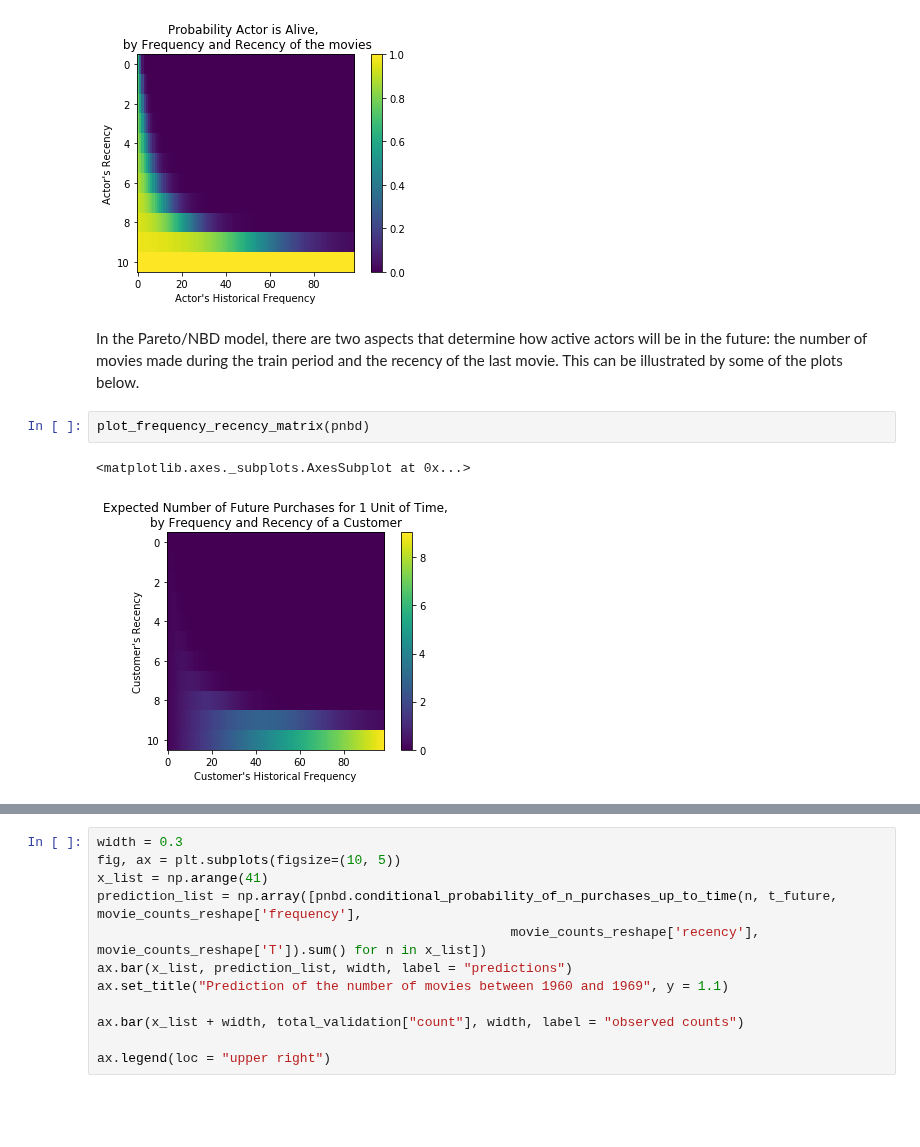
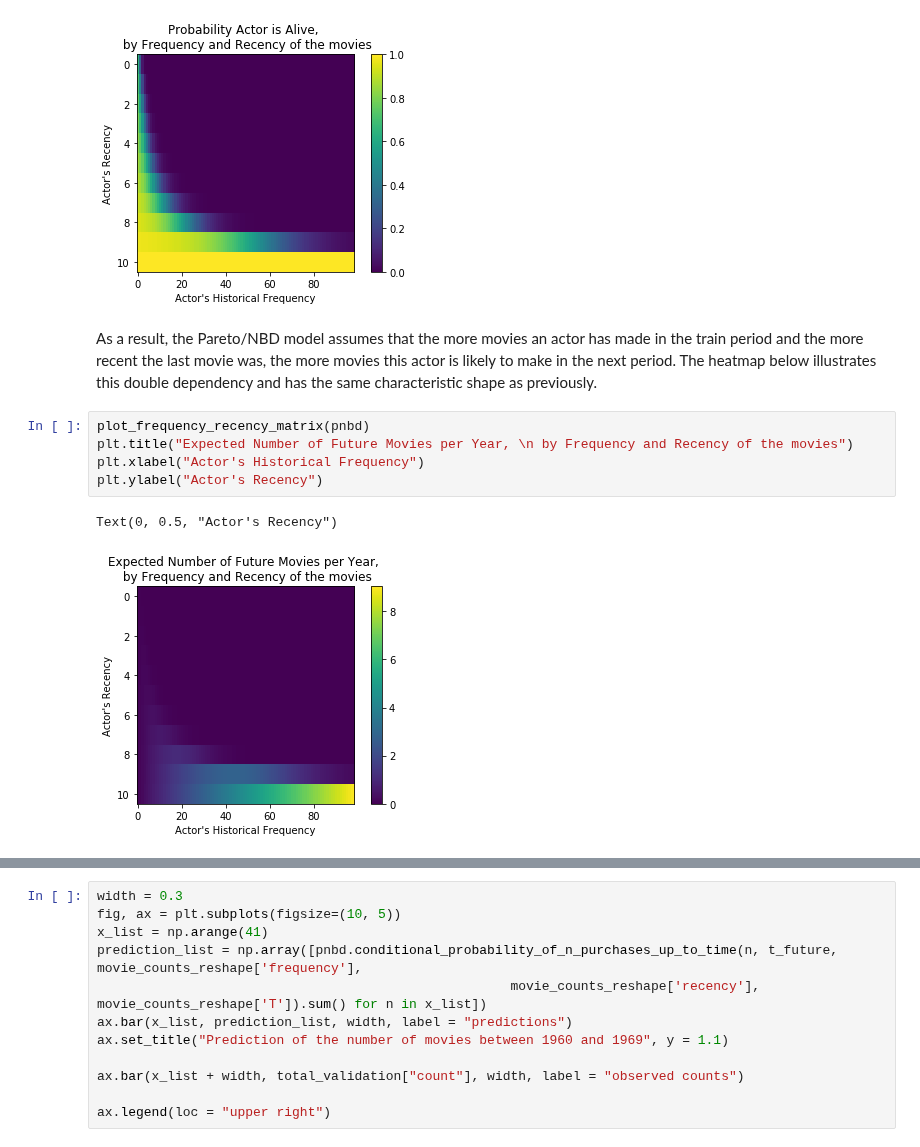
Before and after one commit to MaximeKan/Statistical-Modeling, a Jupyter notebook: Actors_movie_counts.ipynb, the cells around one changed output, grey strips where cells are left out. Cells and saved outputs as stored; diff of their text form; blank space fills up the shorter version.

```diff
--- a/Actors_movie_counts.ipynb
+++ b/Actors_movie_counts.ipynb
@@ -586,13 +588,16 @@ plt.ylabel("Actor's Recency")
 # %% [output]
 Text(0, 0.5, "Actor's Recency")
 [figure]
-# %% [markdown]
-In the Pareto/NBD model, there are two aspects that determine how active actors will be in the future: the number of movies made during the train period and the recency of the last movie. This can be illustrated by some of the plots below.
-# %%
-plot_frequency_recency_matrix(pnbd)
-# %% [output]
-<matplotlib.axes._subplots.AxesSubplot at 0x...>
-[figure, removed]
+# %% [markdown]
+As a result, the Pareto/NBD model assumes that the more movies an actor has made in the train period and the more recent the last movie was, the more movies this actor is likely to make in the next period. The heatmap below illustrates this double dependency and has the same characteristic shape as previously.
+# %%
+plot_frequency_recency_matrix(pnbd)
+plt.title("Expected Number of Future Movies per Year, \n by Frequency and Recency of the movies")
+plt.xlabel("Actor's Historical Frequency")
+plt.ylabel("Actor's Recency")
+# %% [output]
+Text(0, 0.5, "Actor's Recency")
+[figure, added]
 # %%
 t_future = 10
 movie_counts_reshape['predicted_purchases'] = pnbd.conditional_expected_number_of_purchases_up_to_time(t_future, movie_counts_reshape['frequency'], movie_counts_reshape['recency'], movie_counts_reshape['T'])
```
Also changed, not shown: parts of 19 cells of this notebook.
